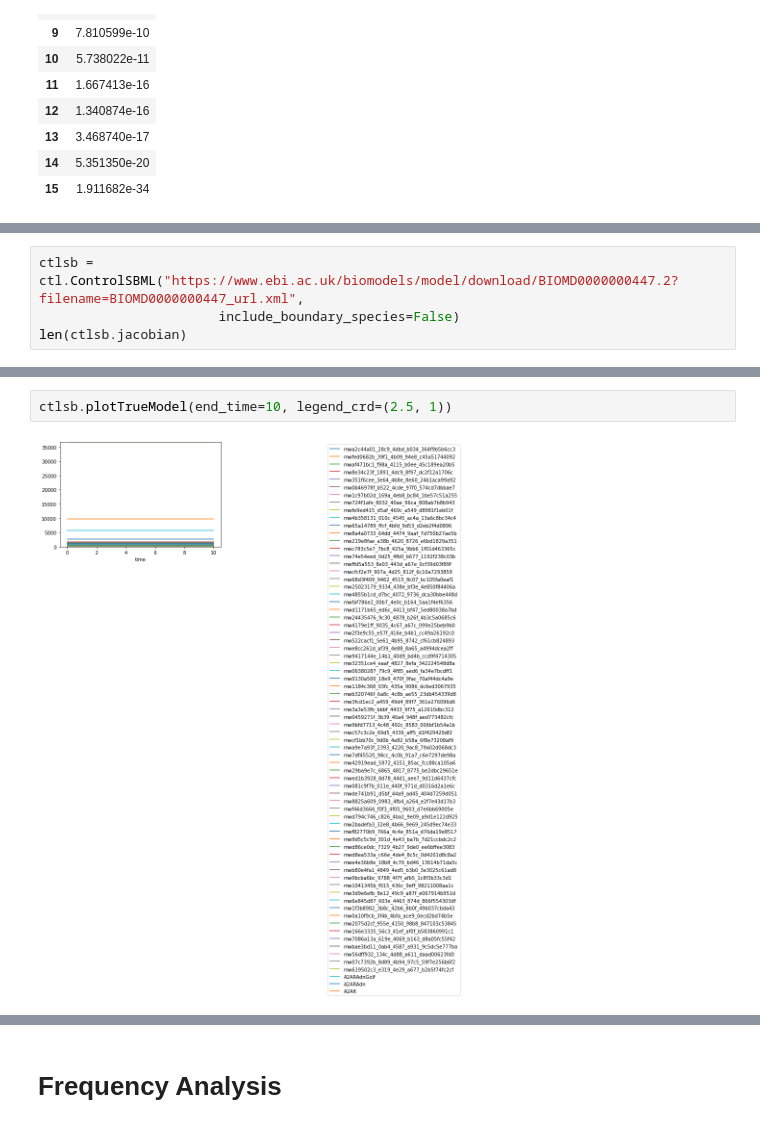
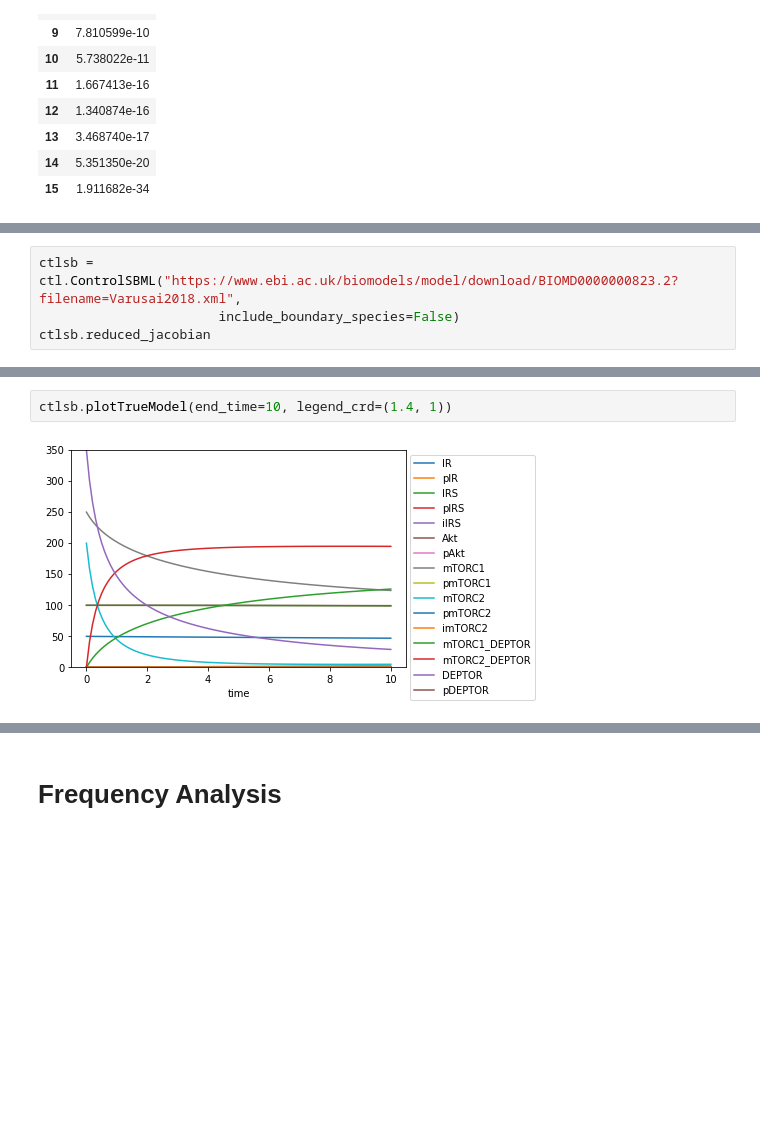
Before and after one commit to ModelEngineering/controlSBML, a Jupyter notebook: notebooks/UsingControlSBML.ipynb, the cells around one changed output, grey strips where cells are left out. Drawn from its saved outputs; the diff is of its cells as text; blank space fills up the shorter version.

```diff
--- a/notebooks/UsingControlSBML.ipynb
+++ b/notebooks/UsingControlSBML.ipynb
@@ -159,5 +157,5 @@ pd.DataFrame(S)
 # %%
-ctlsb = ctl.ControlSBML("https://www.ebi.ac.uk/biomodels/model/download/BIOMD0000000447.2?filename=BIOMD0000000447_url.xml",
+ctlsb = ctl.ControlSBML("https://www.ebi.ac.uk/biomodels/model/download/BIOMD0000000823.2?filename=Varusai2018.xml",
                        include_boundary_species=False)
-len(ctlsb.jacobian)
+ctlsb.reduced_jacobian
 # %% [output]
@@ -196,4 +188,4 @@ ctlsb.reduced_jacobian
 # %%
-ctlsb.plotTrueModel(end_time=10, legend_crd=(2.5, 1))
+ctlsb.plotTrueModel(end_time=10, legend_crd=(1.4, 1))
 # %% [output]
-[figure, old version]
+[figure, new version]
```
Also changed, not shown: parts of 21 cells of this notebook, 6 other files.
